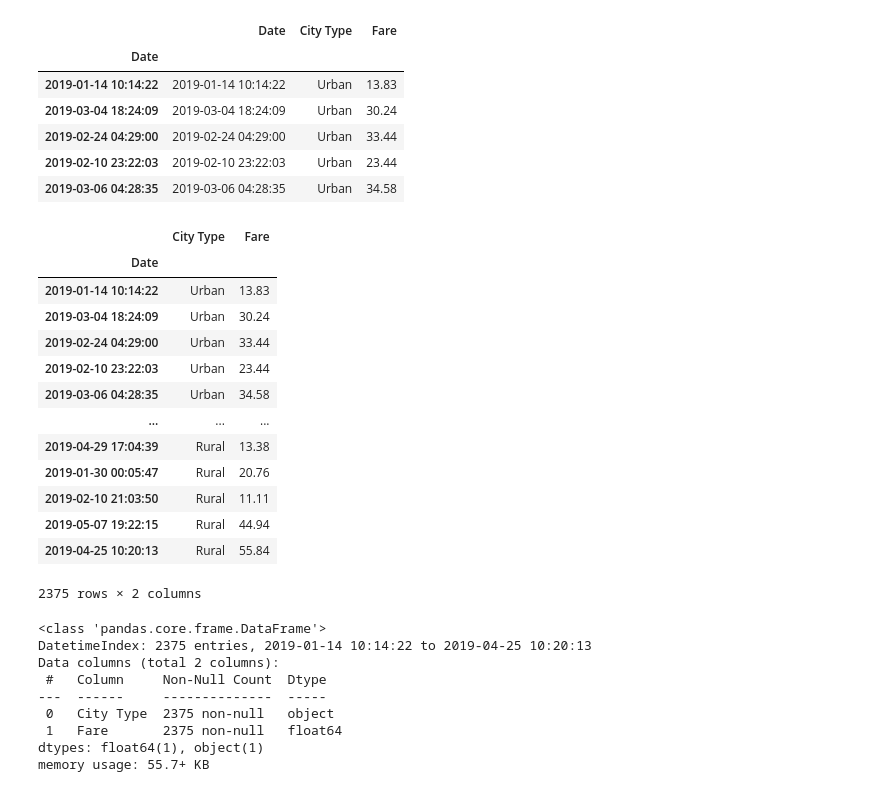
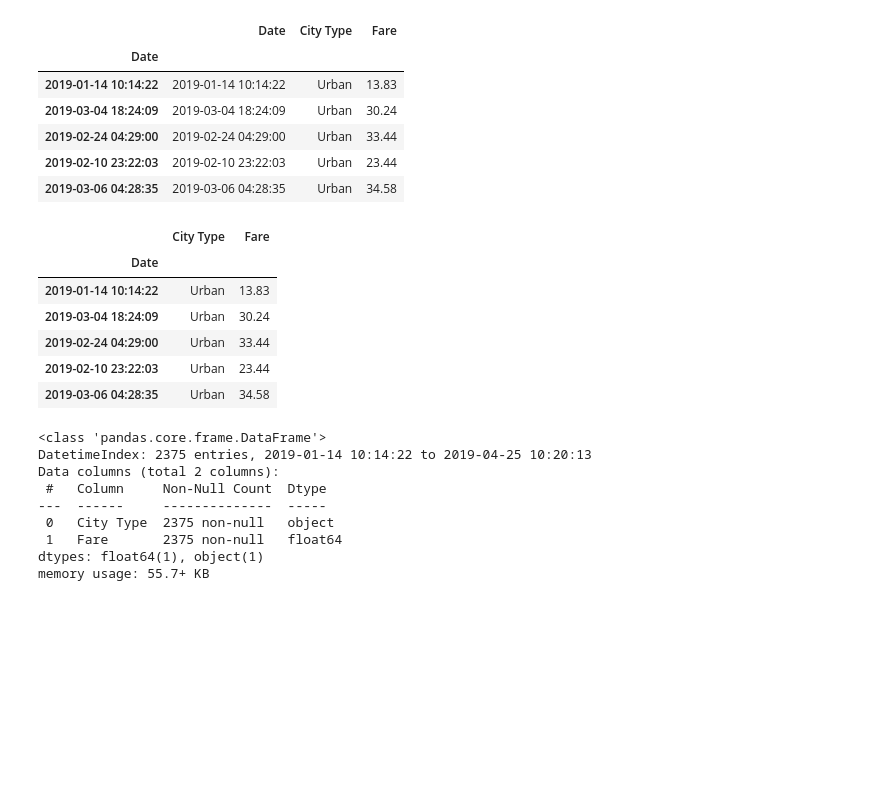
Before and after one commit to jwade688/PyBer_Analysis, a Jupyter notebook: PyBer_Challenge.ipynb, the cells around one changed output. Drawn from its saved outputs; the diff is of its cells as text; code cells hidden in the pictures; blank space fills up the shorter version.

```diff
--- a/PyBer_Challenge.ipynb
+++ b/PyBer_Challenge.ipynb
@@ -122,22 +122,15 @@ pyber_date_type_fare_df.head()
 # %%
 # Drop the extra Date column.
 pyber_date_type_fare_df = pyber_date_type_fare_df.drop(columns="Date")
-pyber_date_type_fare_df
+pyber_date_type_fare_df.head()
 # %% [output]
 |  | City Type | Fare |
 | Date |  |  |
 | 2019-01-14 10:14:22 | Urban | 13.83 |
 | 2019-03-04 18:24:09 | Urban | 30.24 |
 | 2019-02-24 04:29:00 | Urban | 33.44 |
 | 2019-02-10 23:22:03 | Urban | 23.44 |
 | 2019-03-06 04:28:35 | Urban | 34.58 |
-| ... | ... | ... |
-| 2019-04-29 17:04:39 | Rural | 13.38 |
-| 2019-01-30 00:05:47 | Rural | 20.76 |
-| 2019-02-10 21:03:50 | Rural | 11.11 |
-| 2019-05-07 19:22:15 | Rural | 44.94 |
-| 2019-04-25 10:20:13 | Rural | 55.84 |
-2375 rows × 2 columns
 # %%
 # Set the index to the datetime data type
 pyber_date_type_fare_df.index = pd.to_datetime(pyber_date_type_fare_df.index)
```
Also changed, not shown: 1 other file.
